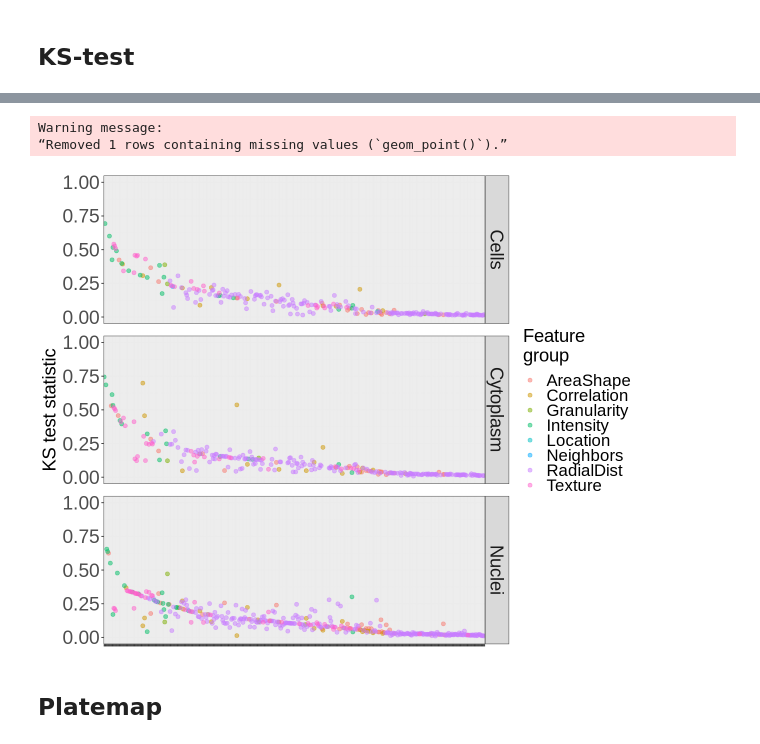
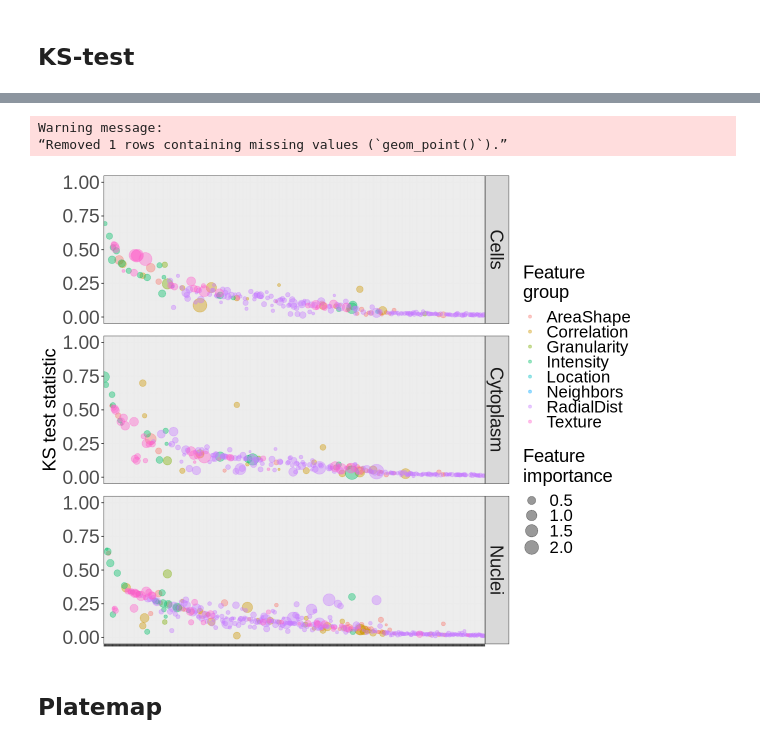
Before and after one commit to WayScience/nf1_schwann_cell_morphology_signature, a Jupyter notebook: 4.figures/main_figure_6/main_figure_6.ipynb, the cells around one changed output, grey strips where cells are left out. Cells and saved outputs as stored; diff of their text form; code cells hidden in the pictures.

Commit message:
add size to panel E

```diff
--- a/4.figures/main_figure_6/main_figure_6.ipynb
+++ b/4.figures/main_figure_6/main_figure_6.ipynb
@@ -298,35 +298,36 @@ kstest_results_df$feature_base <- factor(kstest_results_df$feature_base,
                                            pull(feature_base))
 
 # Create the plot
 ks_test_scatter <- (
     ggplot(kstest_results_df, aes(x = feature_base, y = ks_stat))
-    + geom_point(aes(color = feature_group), size = 2, alpha = 0.5)
+    + geom_point(aes(color = feature_group, size = feature_importances), alpha = 0.4)
     + theme_bw()
     + facet_grid(compartment ~ .)
     + theme(
         axis.text.x = element_blank(),
         axis.text.y = element_text(size = 23),
         axis.title.x = element_blank(),
         axis.title.y = element_text(size = 22),
         legend.text = element_text(size = 20),
         legend.title = element_text(size = 22),
         strip.text = element_text(size = 22),
         panel.spacing = unit(1, "lines"),
         legend.position = "right"
     )
     + ylim(0,1)
     + scale_color_discrete(name = "Feature\ngroup")
+    + scale_size_continuous(name = "Feature\nimportance", range = c(1, 8))
     + labs(
         x = "CellProfiler feature",
         y = "KS test statistic"
     )
 )
 
 ks_test_scatter
 # %% [output]
 Warning message:
 “Removed 1 rows containing missing values (`geom_point()`).”
-[figure, old version]
+[figure, new version]
 # %% [markdown]
 ## Platemap
 # %%
```
Also changed, not shown: parts of 3 cells of this notebook, 4 other files.
